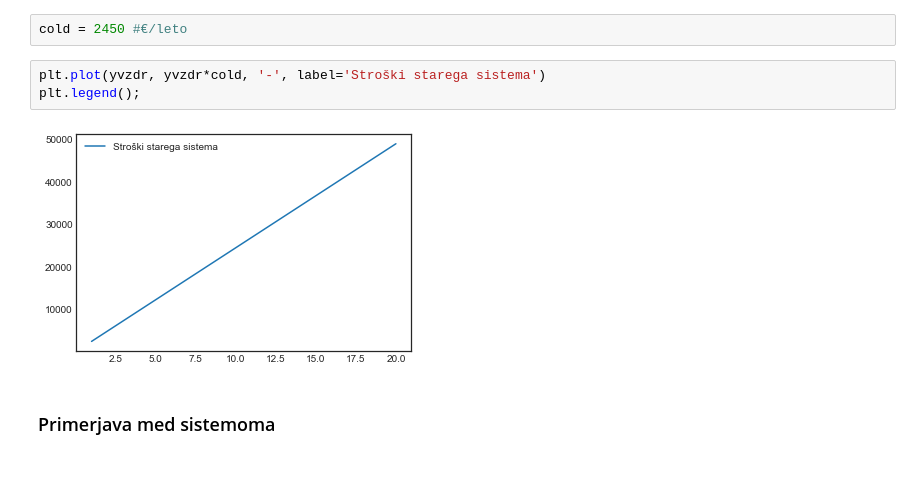
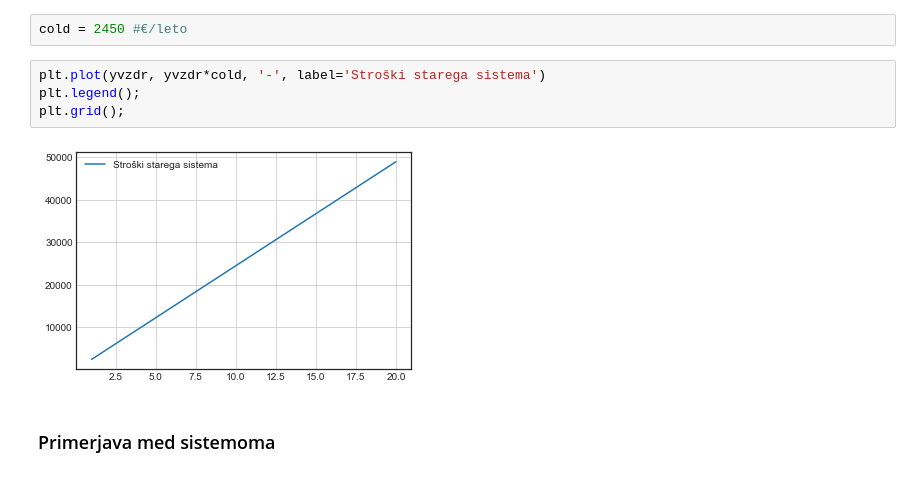
Before and after one commit to ezvr/TC, a Jupyter notebook: Poročilo.ipynb, the cells around one changed output. Cells and saved outputs as stored; diff of their text form.

```diff
--- a/Poročilo.ipynb
+++ b/Poročilo.ipynb
@@ -606,8 +611,9 @@ cold = 2450 #€/leto
 # %%
 plt.plot(yvzdr, yvzdr*cold, '-', label='Stroški starega sistema')
 plt.legend();
+plt.grid();
 # %% [output]
-[figure, old version]
+[figure, new version]
 # %% [markdown]
 ### Primerjava med sistemoma
 # %% [markdown]
```
Also changed, not shown: parts of 12 cells of this notebook, 1 other file.
